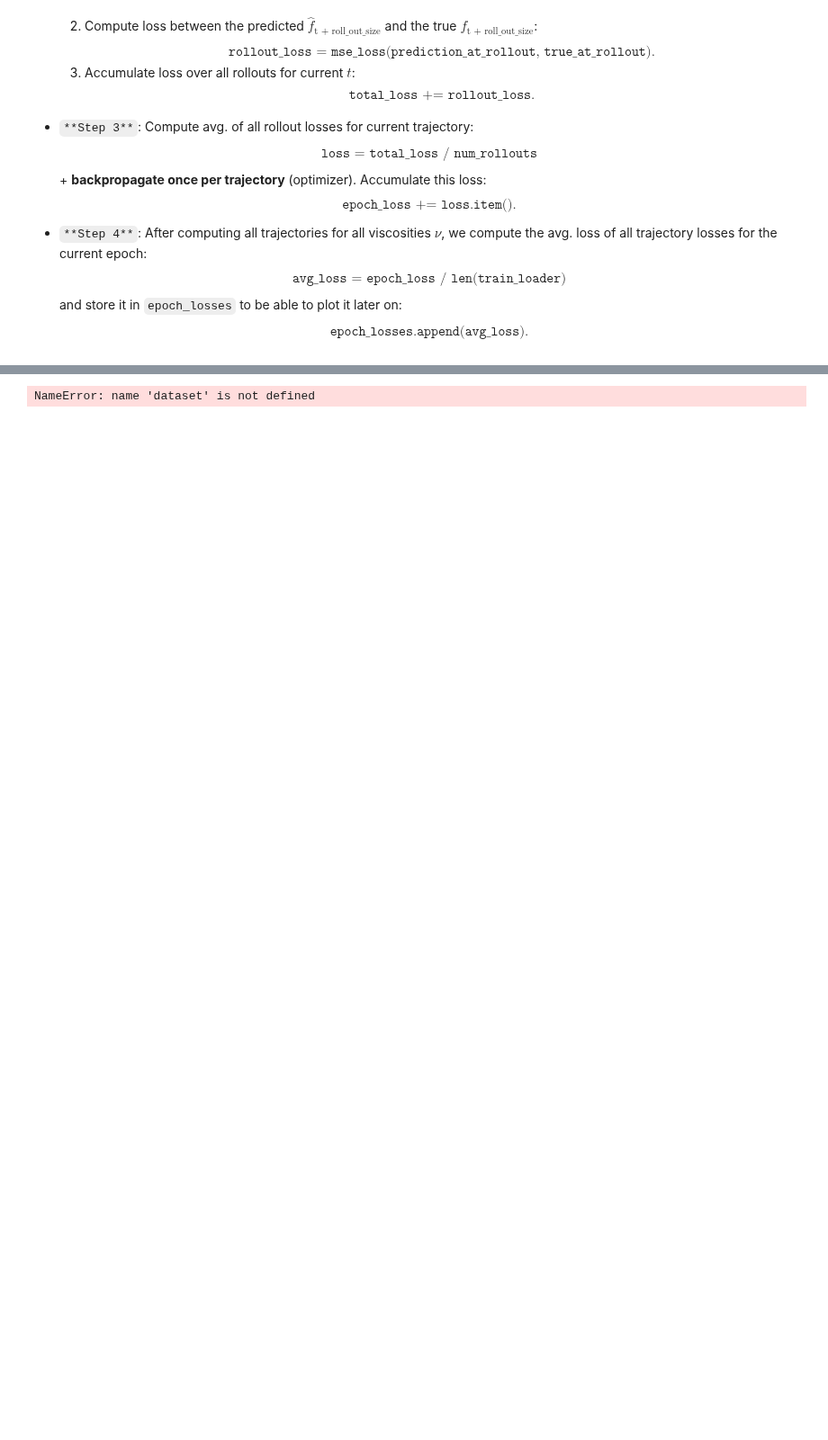
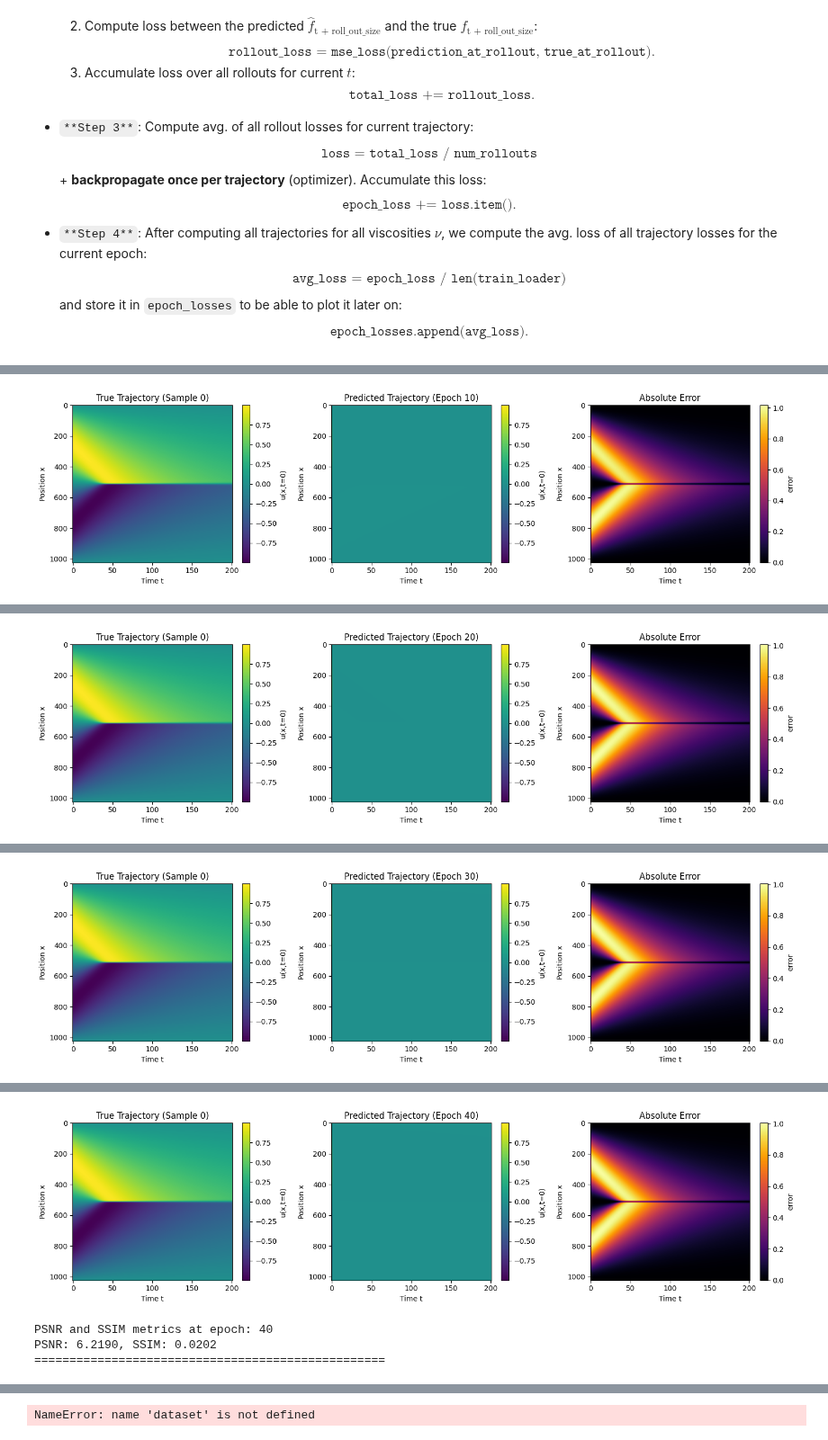
Before and after one commit to Samuel-Chapuis/CS-NFTM-Fork, a Jupyter notebook: NFTM_for_Physic/deprecated/RNN_burgers_1D.ipynb, the cells around one changed output, grey strips where cells are left out. Shown at 90% size. Saved outputs shown, nothing was run; the diff lists cells and outputs as text; code cells hidden in the pictures; blank space fills up the shorter version.

```diff
--- a/NFTM_for_Physic/deprecated/RNN_burgers_1D.ipynb
+++ b/NFTM_for_Physic/deprecated/RNN_burgers_1D.ipynb
@@ -464,7 +464,7 @@ for epoch in range(num_epochs):
         total_loss = 0.0
         num_rollouts = 0
 
-        for t in range(0, T - roll_out_size, 5): # don't go through all time steps, just every 5 steps
+        for t in range(0, T - roll_out_size, 20): # don't go through all time steps, just every 5 steps
             # start from true f_t (at the very beginning, f_0, then, f_5, f_10,...)
             current_field = true_trajectories_batch[:, t, :]  # (1, N)
             # autoregressive rollout: predict f_{t+1},...,f_{t+roll_out_size}
@@ -549,0 +561 @@ Epoch 1, Loss: 0.15884618957837424
+[figure, added]
@@ -549,0 +578 @@ Epoch 1, Loss: 0.15884618957837424
+[figure, added]
@@ -549,0 +595 @@ Epoch 1, Loss: 0.15884618957837424
+[figure, added]
@@ -550,3 +612,7 @@ Epoch 1, Loss: 0.15884618957837424
+[figure, added]
+PSNR and SSIM metrics at epoch: 40
+PSNR: 6.2190, SSIM: 0.0202
+==================================================
 # %%
 # Loss Evolution Plot
 plt.figure()
```
Also changed, not shown: parts of 1 cell of this notebook, 2 other files.
